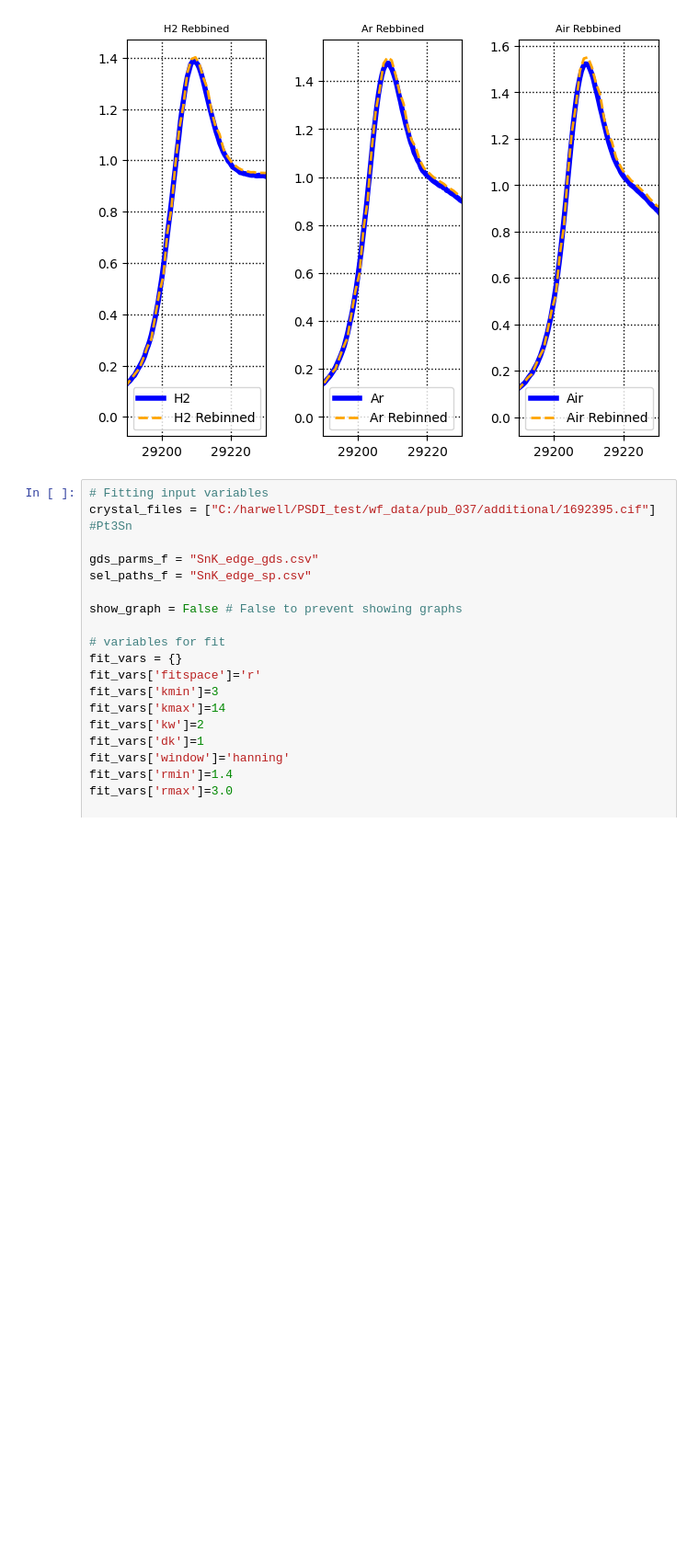
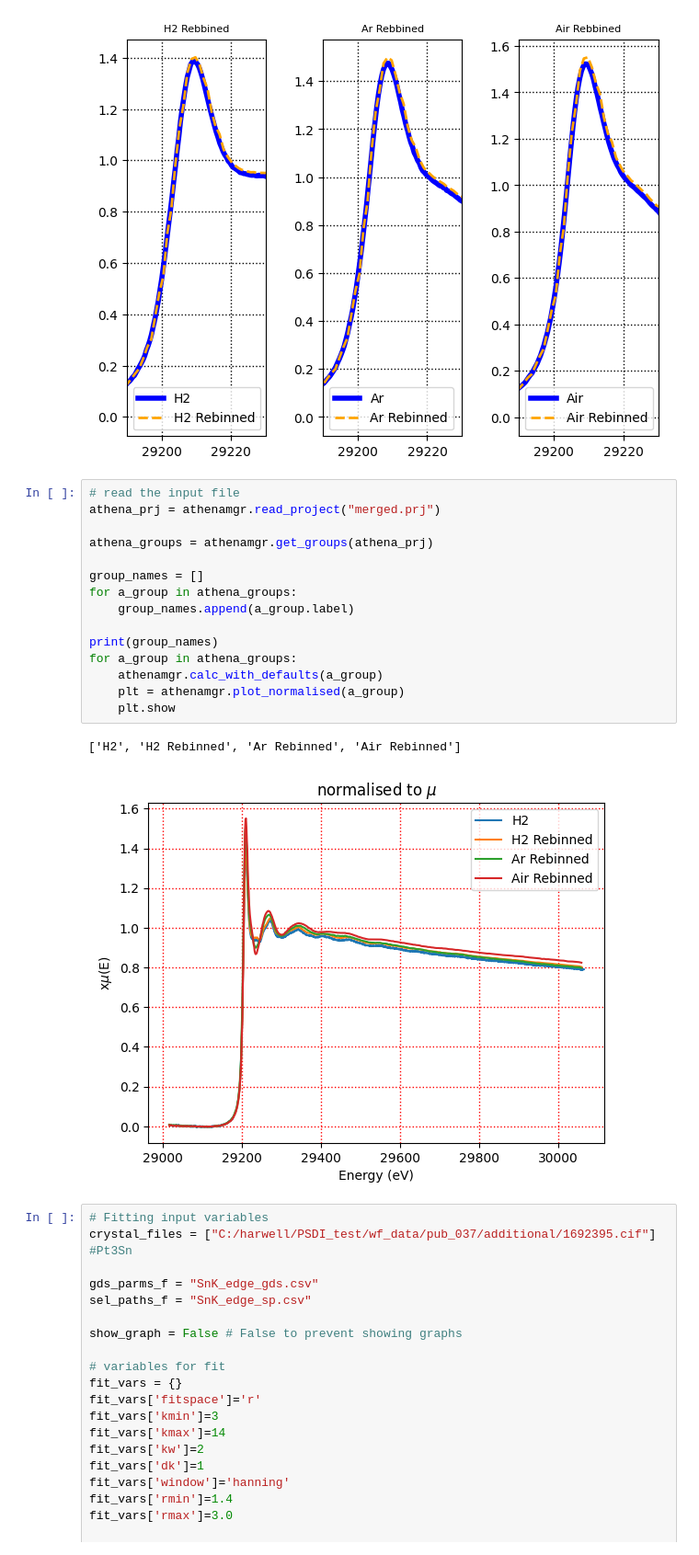
Before and after one commit to UK-Catalysis-Hub/XAS-Workflow-Demo, a Jupyter notebook: larch_workflow/Reproduce XAS Paper 01.ipynb, the cells around one changed output. Shown at 92% size. Drawn from its saved outputs; the diff is of its cells as text; blank space fills up the shorter version.

```diff
--- a/larch_workflow/Reproduce XAS Paper 01.ipynb
+++ b/larch_workflow/Reproduce XAS Paper 01.ipynb
@@ -245,6 +245,24 @@ make_main_plot([merged_results["H2"],rebinned_groups["H2 Rebbined"]],
 plt.show()
 # %% [output]
 [figure]
+# %%
+# read the input file
+athena_prj = athenamgr.read_project("merged.prj")
+
+athena_groups = athenamgr.get_groups(athena_prj)
+
+group_names = []
+for a_group in athena_groups:
+    group_names.append(a_group.label)
+
+print(group_names)
+for a_group in athena_groups:
+    athenamgr.calc_with_defaults(a_group)
+    plt = athenamgr.plot_normalised(a_group)
+    plt.show
+# %% [output]
+['H2', 'H2 Rebinned', 'Ar Rebinned', 'Air Rebinned']
+[figure, added]
 # %%
 # Fitting input variables
 crystal_files = ["C:/harwell/PSDI_test/wf_data/pub_037/additional/1692395.cif"] #Pt3Sn
```
Also changed, not shown: parts of 19 cells of this notebook, 4 other files.
